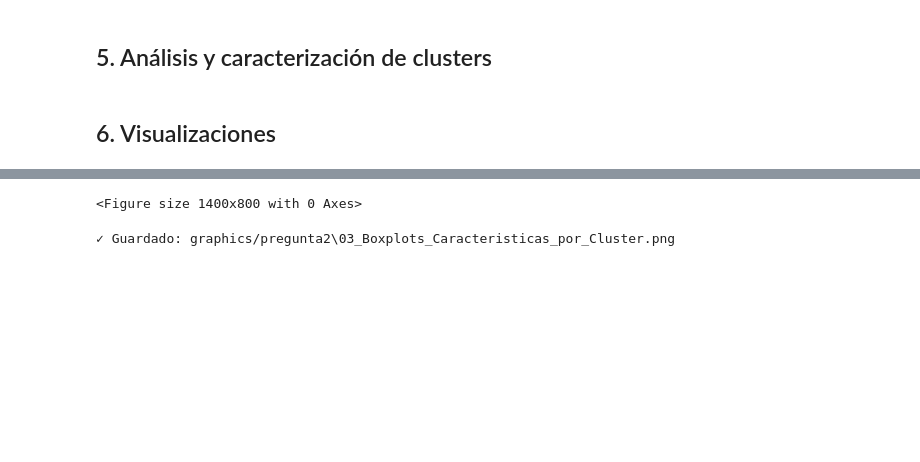
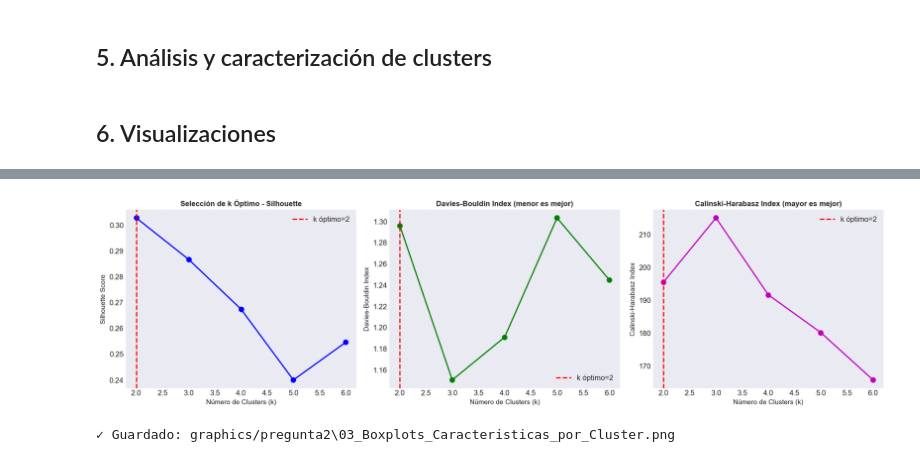
Before and after one commit to Ronald1301/Blockbuster-Movies-1977-2019, a Jupyter notebook: Pregunta2_Clustering_Peliculas.ipynb, the cells around one changed output, grey strips where cells are left out. Saved outputs shown, nothing was run; the diff lists cells and outputs as text; code cells hidden in the pictures; blank space fills up the shorter version.

```diff
--- a/Pregunta2_Clustering_Peliculas.ipynb
+++ b/Pregunta2_Clustering_Peliculas.ipynb
@@ -204,38 +250,62 @@ El número final de clusters se seleccionó considerando el consenso entre estas
 # %% [markdown]
 ## 6. Visualizaciones
 # %%
-# Gráfico 2: Scatter plot - Presupuesto vs Rating CON DESCRIPCIONES DE CLUSTERS
-fig = plt.figure(figsize=(14, 8))
+print("\n" + "="*70)
+print("CREACIÓN DE VISUALIZACIONES")
+print("="*70)
 
-colors = ['#FF6B6B', '#4ECDC4', '#45B7D1', '#FFA07A', '#98D8C8', '#F7DC6F']
-for c in sorted(X['Cluster'].unique()):
-    subset = X[X['Cluster'] == c]
-    subset_orig = df_analysis.loc[subset.index]
+# Diccionario con descripciones de clusters
+cluster_names = {
+    0: 'C0: Blockbusters Probados\n(Presupuesto alto + Rating alto)',
+    1: 'C1: Apuestas Riesgosas\n(Presupuesto muy alto + Rating mediocre)',
+    2: 'C2: Joyas Ocultas\n(Presupuesto moderado + Rating alto)',
+    3: 'C3: Entretenimiento Masivo\n(Presupuesto promedio + Rating promedio)',
+    4: 'C4: Experimentos Económicos\n(Presupuesto bajo + Rating variable)',
+}
 
-    # Usar nombre descriptivo del cluster
-    label = f'{cluster_names[c]} (n={len(subset)})'
+# Gráfico 1: Elbow Method (Silhouette scores)
+fig, axes = plt.subplots(1, 3, figsize=(18, 5))
 
-    plt.scatter(
-        subset_orig['film_budget'],
-        subset_orig['imdb_rating'],
-        label=label,
-        s=80,
-        alpha=0.6,
-        color=colors[c % len(colors)]
-    )
+# Silhouette scores
+ax1 = axes[0]
+ks = list(sil_scores.keys())
+scores = list(sil_scores.values())
+ax1.plot(ks, scores, 'bo-', linewidth=2, markersize=8)
+ax1.axvline(x=best_k, color='red', linestyle='--', linewidth=2, label=f'k óptimo={best_k}')
+ax1.set_xlabel('Número de Clusters (k)', fontsize=11)
+ax1.set_ylabel('Silhouette Score', fontsize=11)
+ax1.set_title('Selección de k Óptimo - Silhouette', fontsize=12, fontweight='bold')
+ax1.grid(True, alpha=0.3)
+ax1.legend()
 
-plt.xlabel('Presupuesto ($)', fontsize=12, fontweight='bold')
-plt.ylabel('IMDb Rating', fontsize=12, fontweight='bold')
-plt.title(f'Clustering de Películas Blockbuster (K={best_k})\nPresupuesto vs Rating IMDb',
-          fontsize=14, fontweight='bold')
-plt.legend(loc='best', fontsize=9, framealpha=0.95)
-plt.grid(True, alpha=0.3)
-plt.ticklabel_format(style='plain', axis='x')
+# Davies-Bouldin Index (menor es mejor)
+ax2 = axes[1]
+db_scores = [davies_bouldin_scores[k] for k in ks]
+ax2.plot(ks, db_scores, 'go-', linewidth=2, markersize=8)
+ax2.axvline(x=best_k, color='red', linestyle='--', linewidth=2, label=f'k óptimo={best_k}')
+ax2.set_xlabel('Número de Clusters (k)', fontsize=11)
+ax2.set_ylabel('Davies-Bouldin Index', fontsize=11)
+ax2.set_title('Davies-Bouldin Index (menor es mejor)', fontsize=12, fontweight='bold')
+ax2.grid(True, alpha=0.3)
+ax2.legend()
+
+# Calinski-Harabasz Index (mayor es mejor)
+ax3 = axes[2]
+ch_scores = [calinski_harabasz_scores[k] for k in ks]
+ax3.plot(ks, ch_scores, 'mo-', linewidth=2, markersize=8)
+ax3.axvline(x=best_k, color='red', linestyle='--', linewidth=2, label=f'k óptimo={best_k}')
+ax3.set_xlabel('Número de Clusters (k)', fontsize=11)
+ax3.set_ylabel('Calinski-Harabasz Index', fontsize=11)
+ax3.set_title('Calinski-Harabasz Index (mayor es mejor)', fontsize=12, fontweight='bold')
+ax3.grid(True, alpha=0.3)
+ax3.legend()
+
+plt.tight_layout()
 
 # Guardar gráfico
-ruta_scatter = os.path.join(graphics_folder, '02_Clusters_Presupuesto_vs_Rating.png')
-plt.savefig(ruta_scatter, dpi=300, bbox_inches='tight')
-print(f"✓ Guardado: {ruta_scatter}")
+ruta_elbow = os.path.join(graphics_folder, '01_Elbow_Method_Metricas.png')
+plt.savefig(ruta_elbow, dpi=300, bbox_inches='tight')
+print(f"✓ Guardado: {ruta_elbow}")
 plt.show()
 plt.close()
 # %% [output]
@@ -243,4 +316,4 @@ KeyError: 'Cluster'
-<Figure size 1400x800 with 0 Axes>
+[figure, added]
 # %%
 # Gráfico 3: Boxplots por cluster CON NOMBRES DESCRIPTIVOS
 fig, axes = plt.subplots(2, 1, figsize=(14, 10))
```
Also changed, not shown: parts of 3 cells of this notebook.
